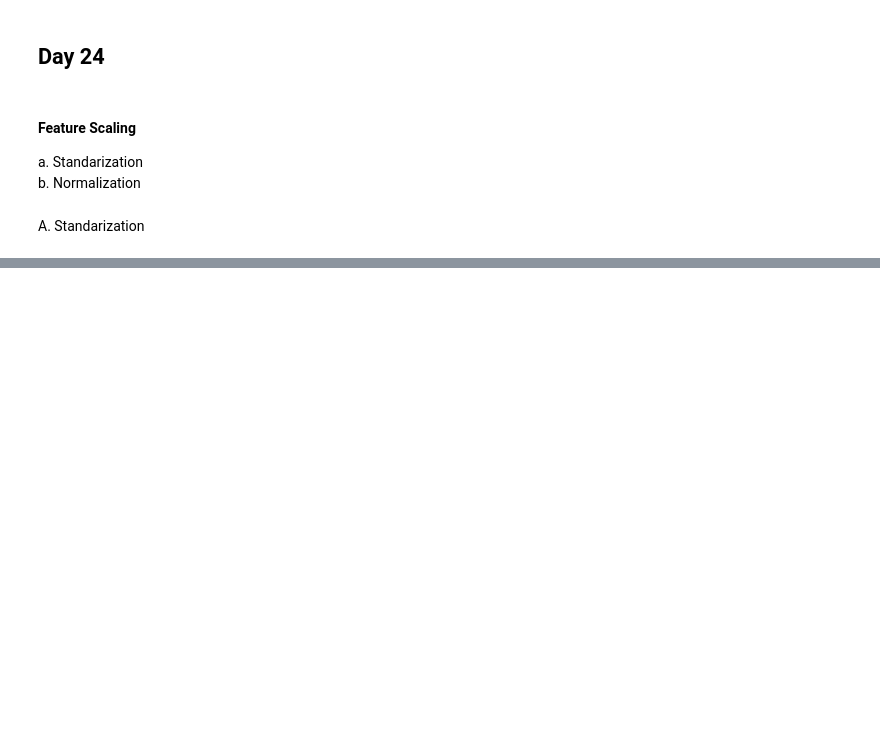
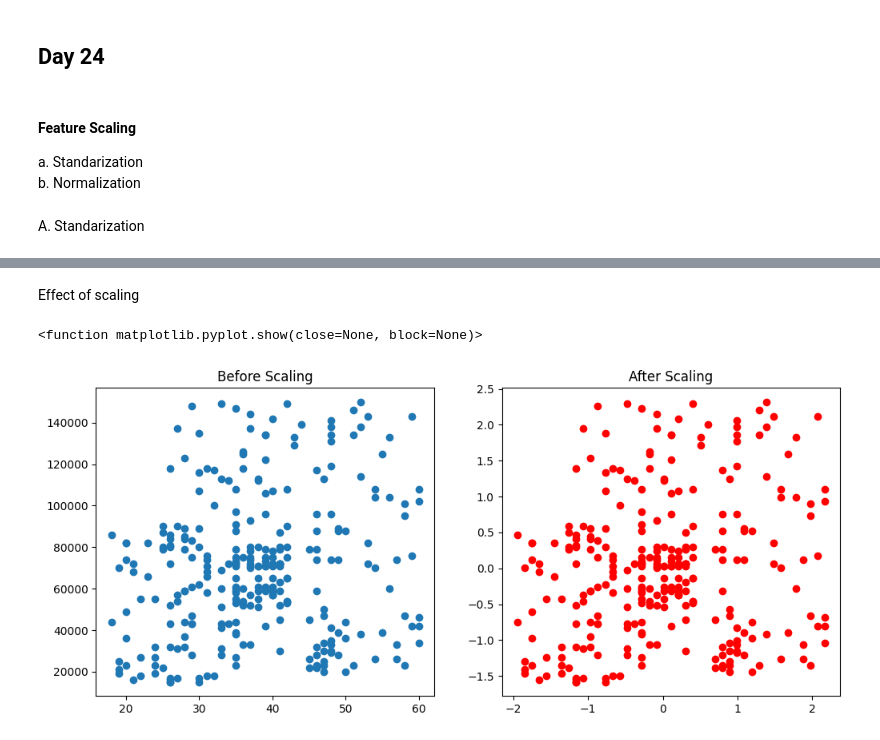
Before and after one commit to panditsumit8825/Machine-Learning, a Jupyter notebook: end_to_end_ml.ipynb, the cells around one changed output, grey strips where cells are left out. Drawn from its saved outputs; the diff is of its cells as text; code cells hidden in the pictures; blank space fills up the shorter version.

```diff
--- a/end_to_end_ml.ipynb
+++ b/end_to_end_ml.ipynb
@@ -734,3 +734,5 @@ import numpy as np
 import pandas as pd
 import matplotlib.pyplot as plt
 import seaborn as sns
+# %%
+df = pd.read_csv('/content/Social_Network_Ads.csv')
@@ -736,0 +750,4 @@ import seaborn as sns
+# %%
+from sklearn.model_selection import train_test_split
+x_train,x_test,y_train,y_test=train_test_split(df.drop('Purchased',axis=1),df['Purchased'],test_size=0.3,random_state=0)
+x_train.shape,x_test.shape
@@ -736,0 +758,8 @@ import seaborn as sns
+# %%
+from sklearn.preprocessing import StandardScaler
+scaler=StandardScaler()
+#  fit the scaler to the train set, it will learn the parameters
+scaler.fit(x_train)
+# transform train and test sets
+x_train_scaled = scaler.transform(x_train)
+x_test_scaled = scaler.transform(x_test)
@@ -736,0 +786,3 @@ import seaborn as sns
+# %%
+x_train_scaled=pd.DataFrame(x_train_scaled,columns=x_train.columns)
+x_test_scaled=pd.DataFrame(x_test_scaled,columns=x_test.columns)
@@ -736,0 +813,16 @@ import seaborn as sns
+# %% [markdown]
+Effect of scaling
+# %%
+fig, (ax1, ax2) = plt.subplots(ncols=2, figsize=(12, 5))
+ax1.scatter(x_train['Age'], x_train['EstimatedSalary'])
+# ax1.set_xlabel('Age')
+# ax1.set_ylabel('EstimatedSalary')
+ax1.set_title('Before Scaling')
+ax2.scatter(x_train_scaled['Age'], x_train_scaled['EstimatedSalary'],color='red')
+# ax2.set_xlabel('Age')
+# ax2.set_ylabel('EstimatedSalary')
+ax2.set_title('After Scaling')
+plt.show
+# %% [output]
+<function matplotlib.pyplot.show(close=None, block=None)>
+[figure, added]
```
Also changed, not shown: parts of 24 cells of this notebook.
